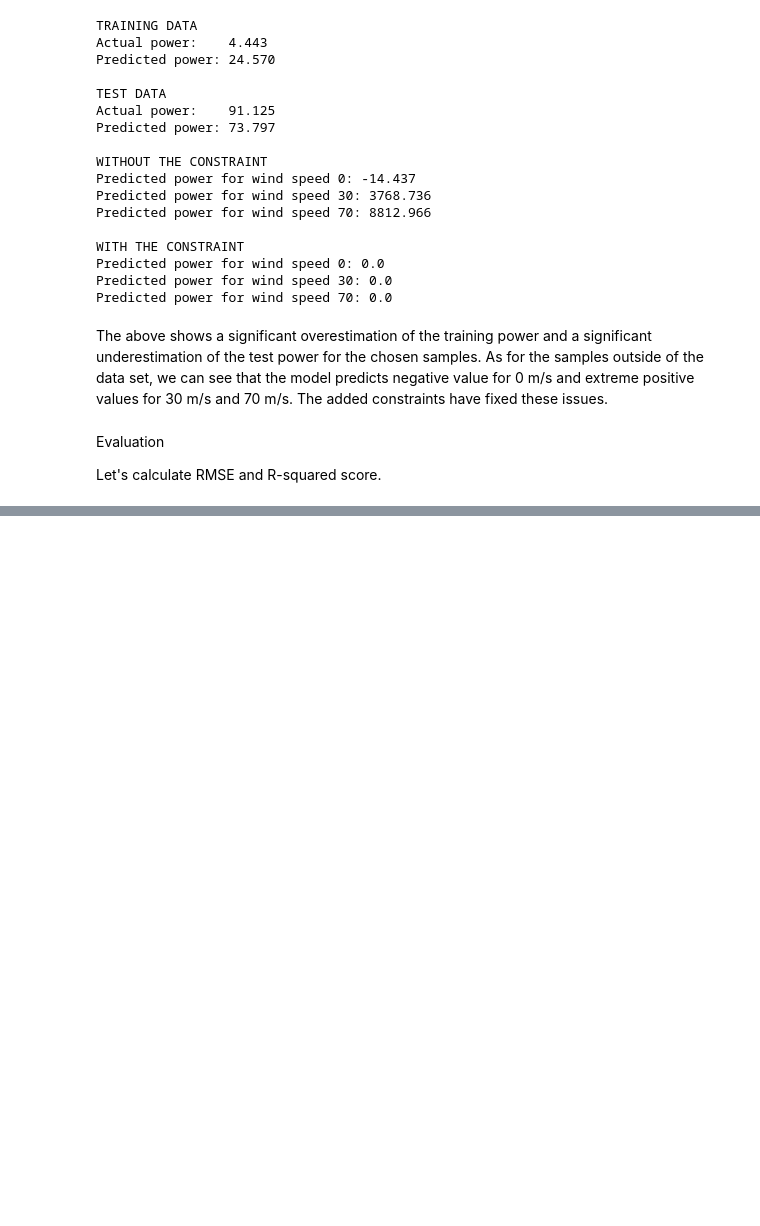
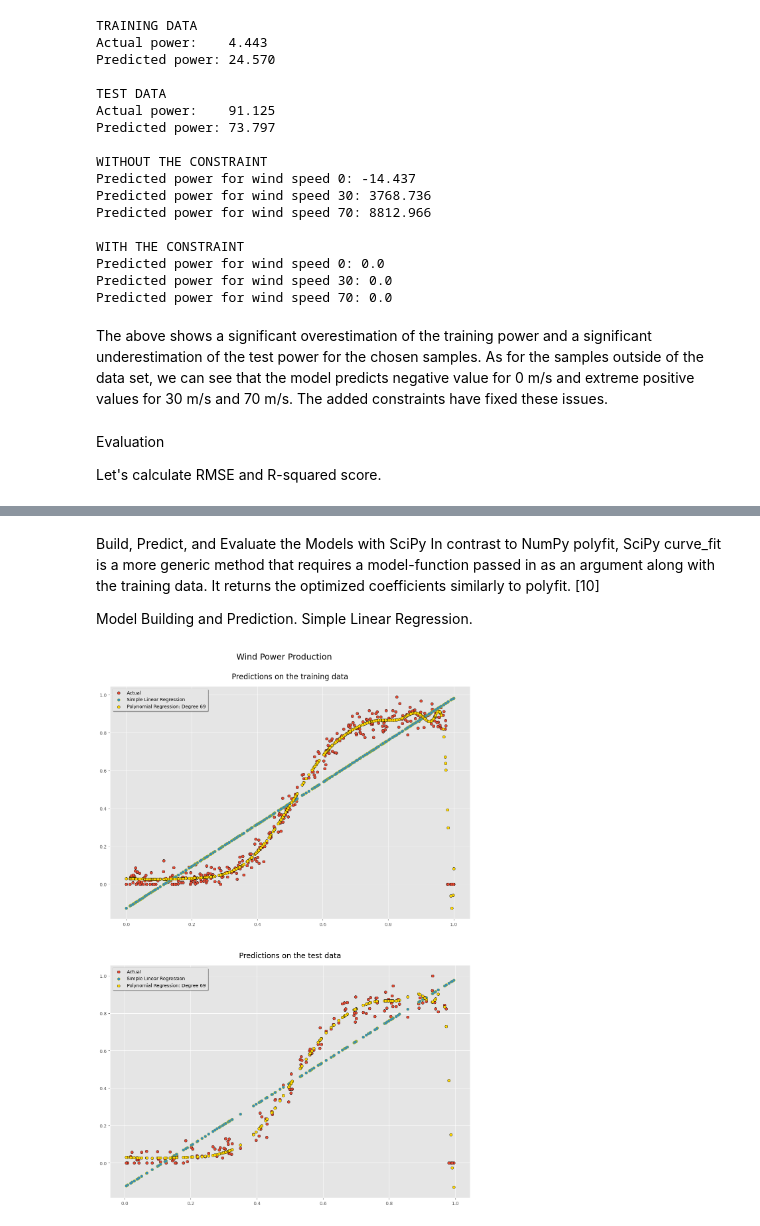
Before and after one commit to keithmmc/windpower, a Jupyter notebook: wind.ipynb, the cells around one changed output, grey strips where cells are left out. Cells and saved outputs as stored; diff of their text form; code cells hidden in the pictures; blank space fills up the shorter version.

```diff
--- a/wind.ipynb
+++ b/wind.ipynb
@@ -408,0 +534,7 @@ Let's calculate RMSE and R-squared score.
+# %% [markdown]
+Build, Predict, and Evaluate the Models with SciPy
+In contrast to NumPy polyfit, SciPy curve_fit is a more generic method that requires a model-function passed in as an argument along with the training data. It returns the optimized coefficients similarly to polyfit. [10]
+
+
+Model Building and Prediction.
+Simple Linear Regression.
@@ -408,0 +551,40 @@ Let's calculate RMSE and R-squared score.
+# %%
+def polynomial_function(x, *p):
+    """Polynomial fitting function of arbitrary degree."""
+    poly = 0.
+    for i, n in enumerate(p):
+        poly += n * x**i
+    return poly
+
+# Fit the model
+degree = 69
+p0 = np.ones(degree,)
+polynomial_s = curve_fit(polynomial_function, speed_train, power_train, p0=p0)
+
+# Predict power output with polynomial regresiion
+y_pred_train_polynomial = polynomial_function(speed_train, *tuple(polynomial_s[0]))
+y_pred_test_polynomial = polynomial_function(speed_test, *tuple(polynomial_s[0]))
+# %%
+fig, [ax1,ax2] = plt.subplots(2,1, figsize=(14,20))
+fig.suptitle("Wind Power Production", y = 0.93)
+ax1.set_title("Predictions on the training data",y=1.02, fontsize=16)
+ax2.set_title("Predictions on the test data",y=1.02, fontsize=16)
+
+# Plot the actual training data and predictions.
+ax1.scatter(speed_train, power_train, edgecolor="black",  label="Actual")
+ax1.scatter(speed_train, y_pred_train_linear, edgecolor="y", label="Simple Linear Regression")
+ax1.scatter(speed_train, y_pred_train_polynomial, c="gold", edgecolor="black", label=f"Polynomial Regression: Degree {degree}")
+
+# Plot the actual test data and predictions.
+ax2.scatter(speed_test, power_test, edgecolor="black",  label="Actual")
+ax2.scatter(speed_test, y_pred_test_linear, edgecolor="y", label="Simple Linear Regression")
+ax2.scatter(speed_test, y_pred_test_polynomial, c="gold", edgecolor="black", label=f"Polynomial Regression: Degree {degree}")
+
+# Show the legend.
+ax1.legend(loc='upper left', shadow=True)
+ax2.legend(loc='upper left', shadow=True)
+
+# Show the plot.
+plt.show()
+# %% [output]
+[figure, added]
```
Also changed, not shown: parts of 22 cells of this notebook.
